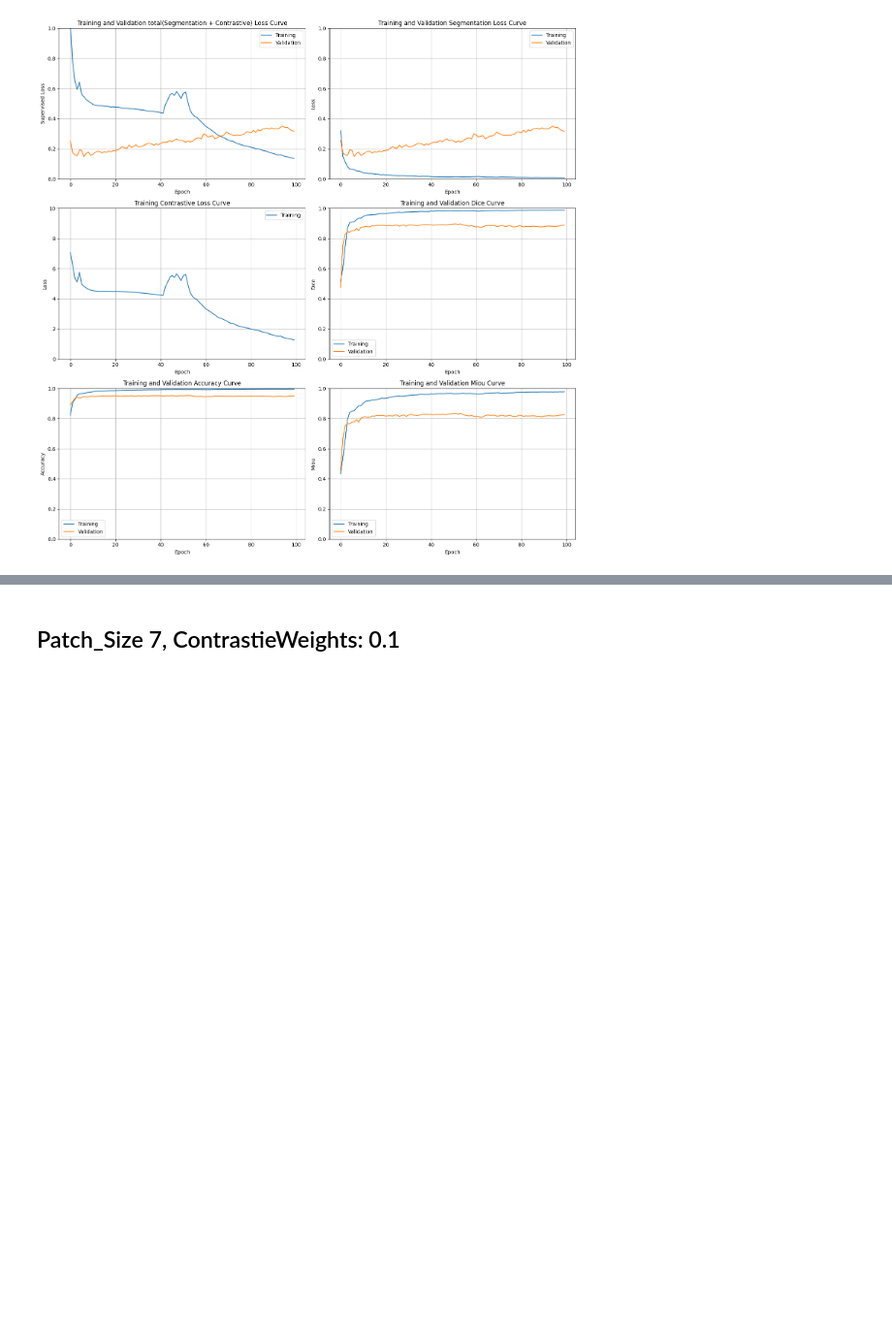
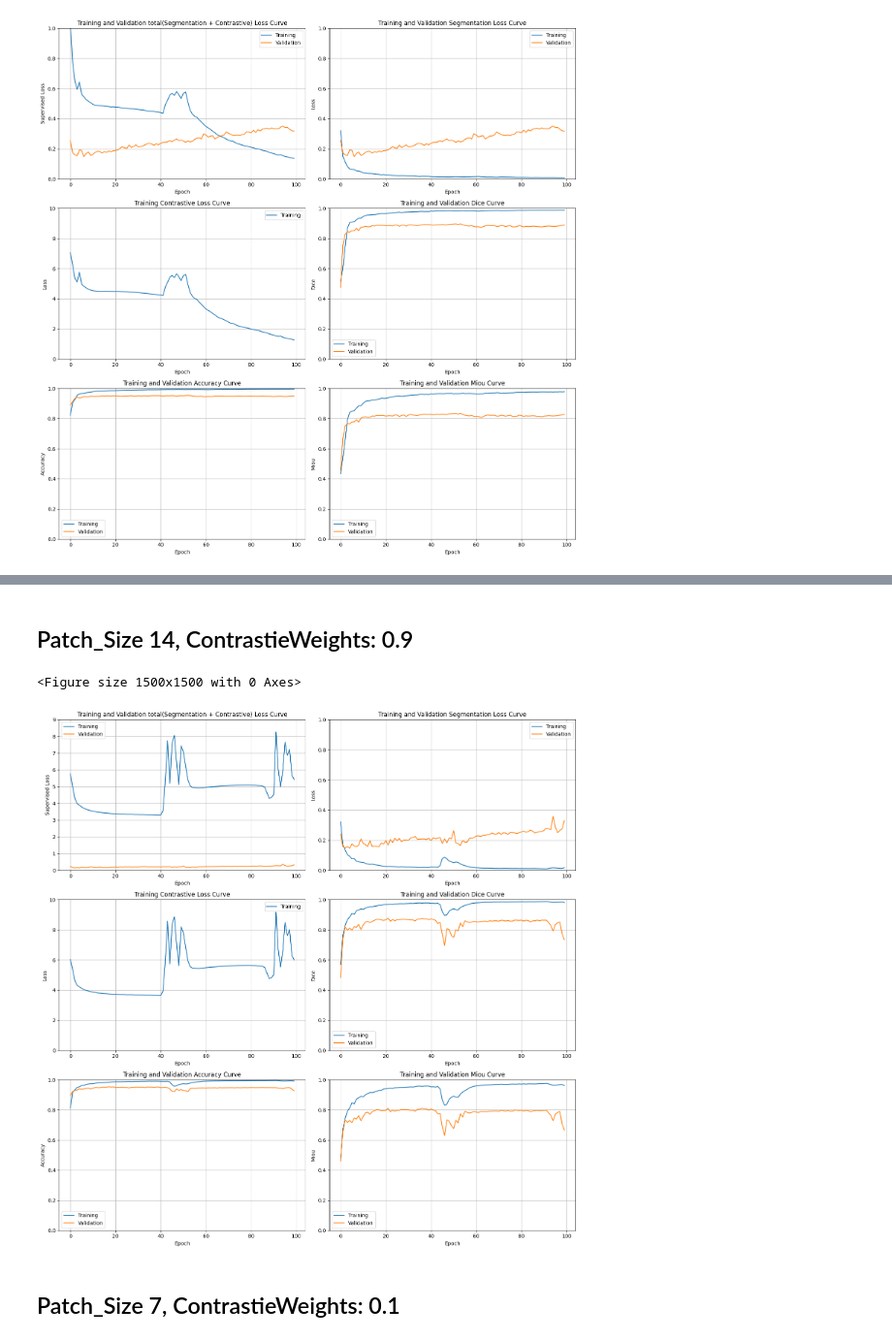
Before and after one commit to Yang-Jiaxiang/PatchCL-MedSeg-Louis, a Jupyter notebook: Loss_curve.ipynb, the cells around one changed output, grey strips where cells are left out. Shown at 97% size. Cells and saved outputs as stored; diff of their text form; code cells hidden in the pictures; blank space fills up the shorter version.

```diff
--- a/Loss_curve.ipynb
+++ b/Loss_curve.ipynb
@@ -119,3 +137,12 @@ plotCurve(df, weight = 0.1)
+# %% [markdown]
+## Patch_Size 14, ContrastieWeights: 0.9
+# %%
+csv_file_path = 'output/loss_14-0.9_supervised-Pretraining.csv'  # 請將此處替換為你的 CSV 檔案路徑
+df = readCSV(csv_file_path)
+plotCurve(df, weight = 0.9)
+# %% [output]
+<Figure size 1500x1500 with 0 Axes>
+[figure, added]
 # %% [markdown]
 ## Patch_Size 7, ContrastieWeights: 0.1
 # %%
```
Also changed, not shown: parts of 6 cells of this notebook, 36 other files.
